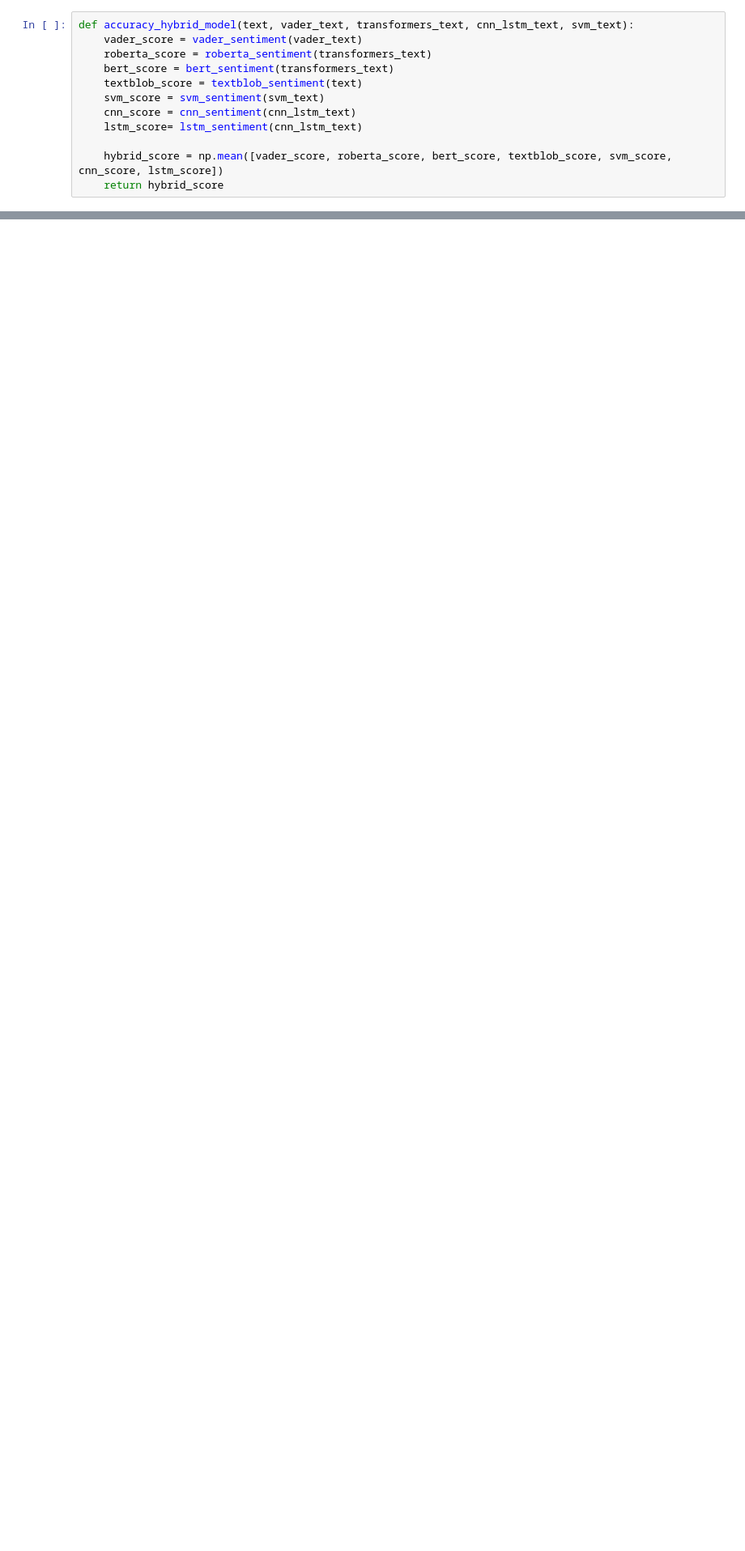
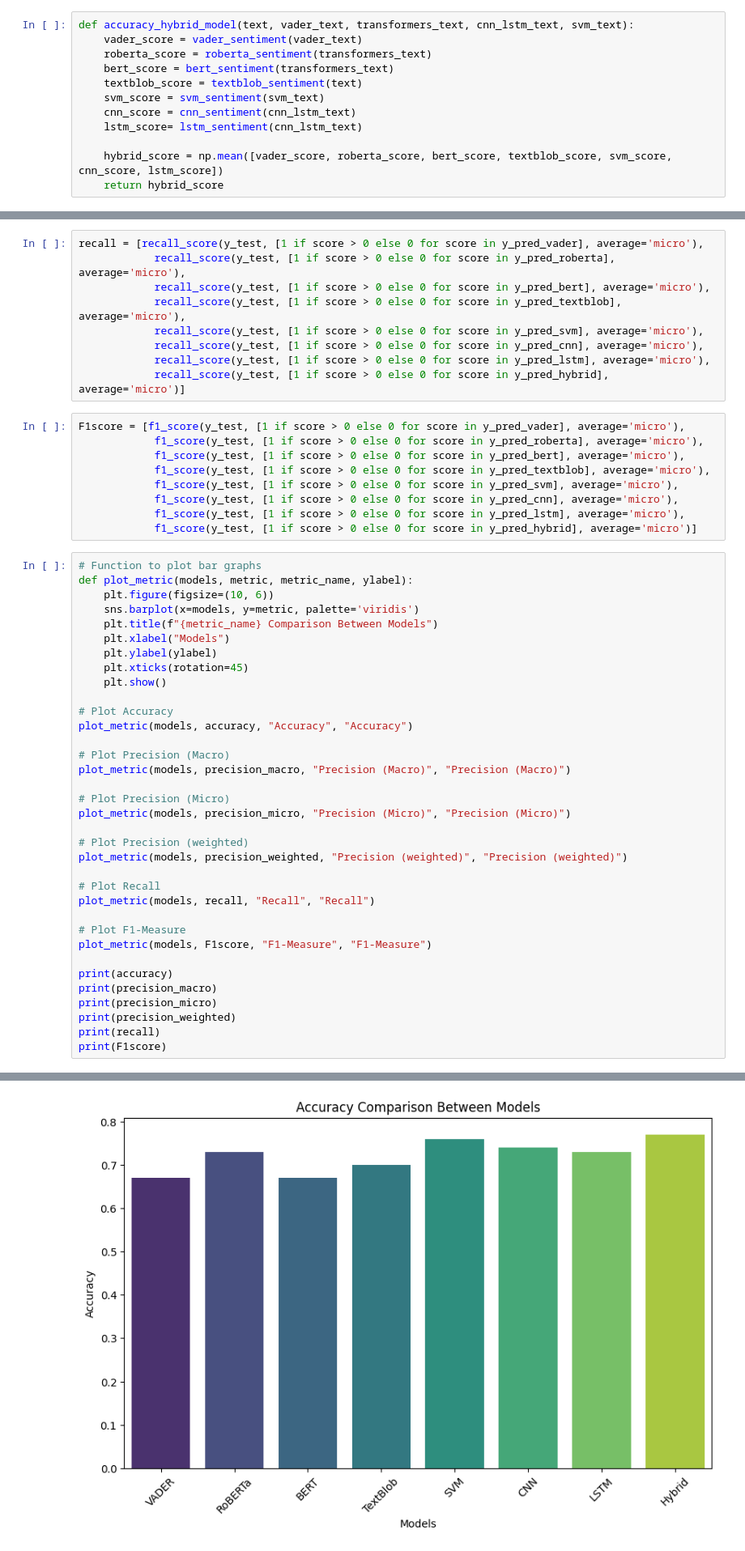
Before and after one commit to Hasib282/Sentiment_Analysis_On_Amazon_Data, a Jupyter notebook: python-project/amazon_sentiment.ipynb, the cells around one changed output, grey strips where cells are left out. Shown at 81% size. Drawn from its saved outputs; the diff is of its cells as text; blank space fills up the shorter version.

```diff
--- a/python-project/amazon_sentiment.ipynb
+++ b/python-project/amazon_sentiment.ipynb
@@ -568,0 +560,54 @@ F1-measure: 0.39172209903917227
+# %%
+recall = [recall_score(y_test, [1 if score > 0 else 0 for score in y_pred_vader], average='micro'),
+            recall_score(y_test, [1 if score > 0 else 0 for score in y_pred_roberta], average='micro'),
+            recall_score(y_test, [1 if score > 0 else 0 for score in y_pred_bert], average='micro'),
+            recall_score(y_test, [1 if score > 0 else 0 for score in y_pred_textblob], average='micro'),
+            recall_score(y_test, [1 if score > 0 else 0 for score in y_pred_svm], average='micro'),
+            recall_score(y_test, [1 if score > 0 else 0 for score in y_pred_cnn], average='micro'),
+            recall_score(y_test, [1 if score > 0 else 0 for score in y_pred_lstm], average='micro'),
+            recall_score(y_test, [1 if score > 0 else 0 for score in y_pred_hybrid], average='micro')]
+# %%
+F1score = [f1_score(y_test, [1 if score > 0 else 0 for score in y_pred_vader], average='micro'),
+            f1_score(y_test, [1 if score > 0 else 0 for score in y_pred_roberta], average='micro'),
+            f1_score(y_test, [1 if score > 0 else 0 for score in y_pred_bert], average='micro'),
+            f1_score(y_test, [1 if score > 0 else 0 for score in y_pred_textblob], average='micro'),
+            f1_score(y_test, [1 if score > 0 else 0 for score in y_pred_svm], average='micro'),
+            f1_score(y_test, [1 if score > 0 else 0 for score in y_pred_cnn], average='micro'),
+            f1_score(y_test, [1 if score > 0 else 0 for score in y_pred_lstm], average='micro'),
+            f1_score(y_test, [1 if score > 0 else 0 for score in y_pred_hybrid], average='micro')]
+# %%
+# Function to plot bar graphs
+def plot_metric(models, metric, metric_name, ylabel):
+    plt.figure(figsize=(10, 6))
+    sns.barplot(x=models, y=metric, palette='viridis')
+    plt.title(f"{metric_name} Comparison Between Models")
+    plt.xlabel("Models")
+    plt.ylabel(ylabel)
+    plt.xticks(rotation=45)
+    plt.show()
+
+# Plot Accuracy
+plot_metric(models, accuracy, "Accuracy", "Accuracy")
+
+# Plot Precision (Macro)
+plot_metric(models, precision_macro, "Precision (Macro)", "Precision (Macro)")
+
+# Plot Precision (Micro)
+plot_metric(models, precision_micro, "Precision (Micro)", "Precision (Micro)")
+
+# Plot Precision (weighted)
+plot_metric(models, precision_weighted, "Precision (weighted)", "Precision (weighted)")
+
+# Plot Recall
+plot_metric(models, recall, "Recall", "Recall")
+
+# Plot F1-Measure
+plot_metric(models, F1score, "F1-Measure", "F1-Measure")
+
+print(accuracy)
+print(precision_macro)
+print(precision_micro)
+print(precision_weighted)
+print(recall)
+print(F1score)
+# %% [output]
@@ -568,0 +617 @@ F1-measure: 0.39172209903917227
+[figure, added]
```
Also changed, not shown: parts of 39 cells of this notebook, 2 other files.
